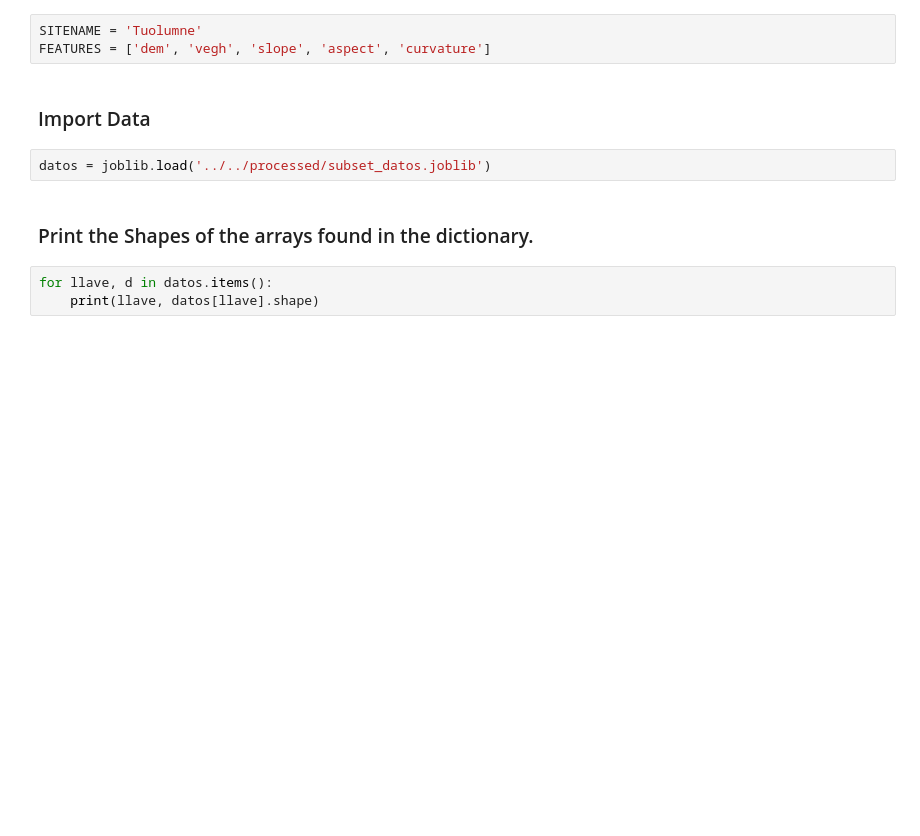
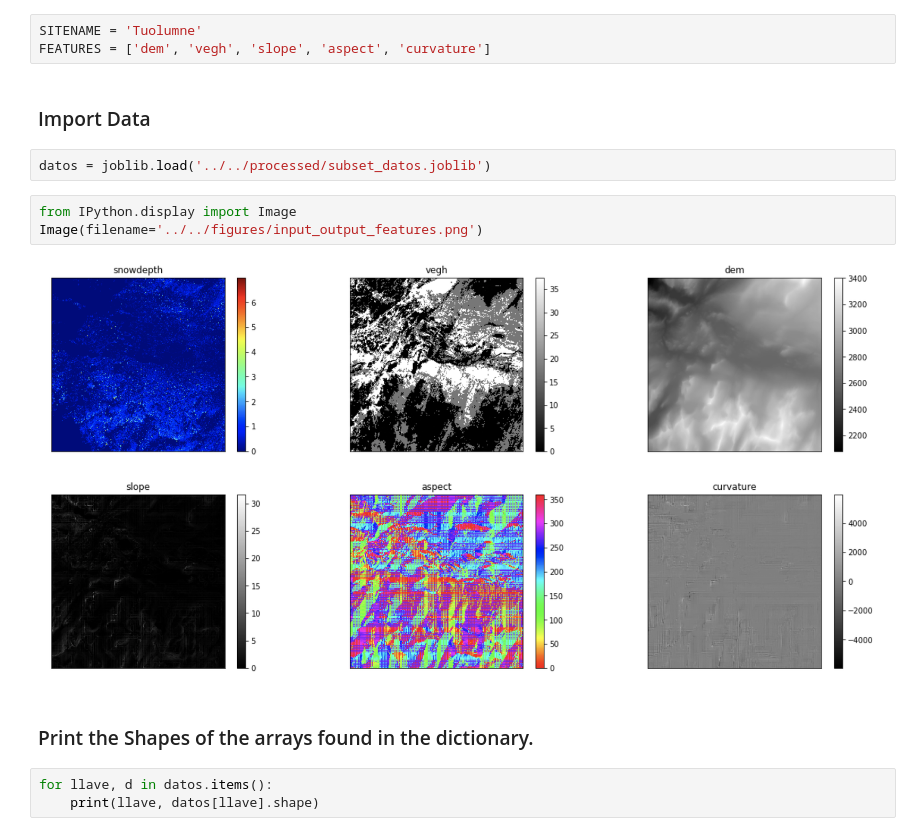
Before and after one commit to geohackweek/ghw2019_deepstac, a Jupyter notebook: notebooks/jag/03_keras_dos_modelos.ipynb, the cells around one changed output. Cells and saved outputs as stored; diff of their text form; blank space fills up the shorter version.

```diff
--- a/notebooks/jag/03_keras_dos_modelos.ipynb
+++ b/notebooks/jag/03_keras_dos_modelos.ipynb
@@ -45,6 +45,11 @@ FEATURES = ['dem', 'vegh', 'slope', 'aspect', 'curvature']
 ### Import Data
 # %%
 datos = joblib.load('../../processed/subset_datos.joblib')
+# %%
+from IPython.display import Image
+Image(filename='../../figures/input_output_features.png')
+# %% [output]
+[figure, added]
 # %% [markdown]
 ### Print the Shapes of the arrays found in the dictionary.
 # %%
```
Also changed, not shown: 2 other files.
